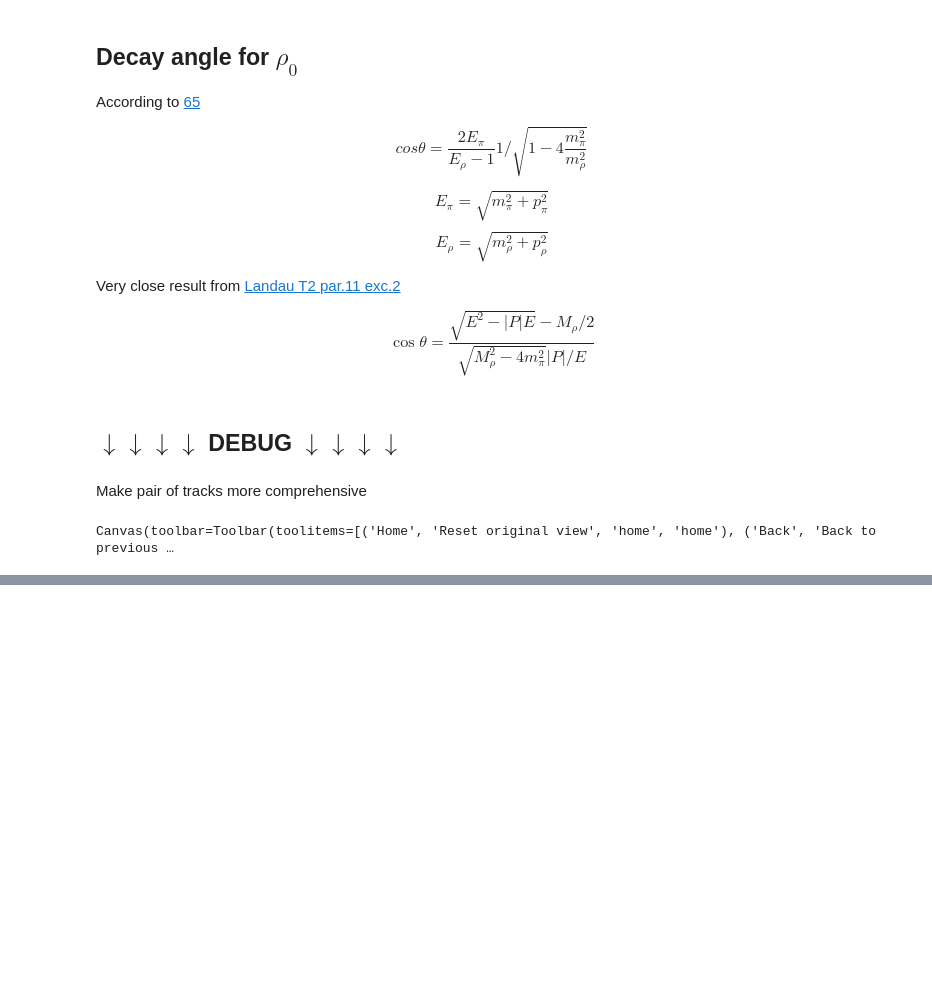
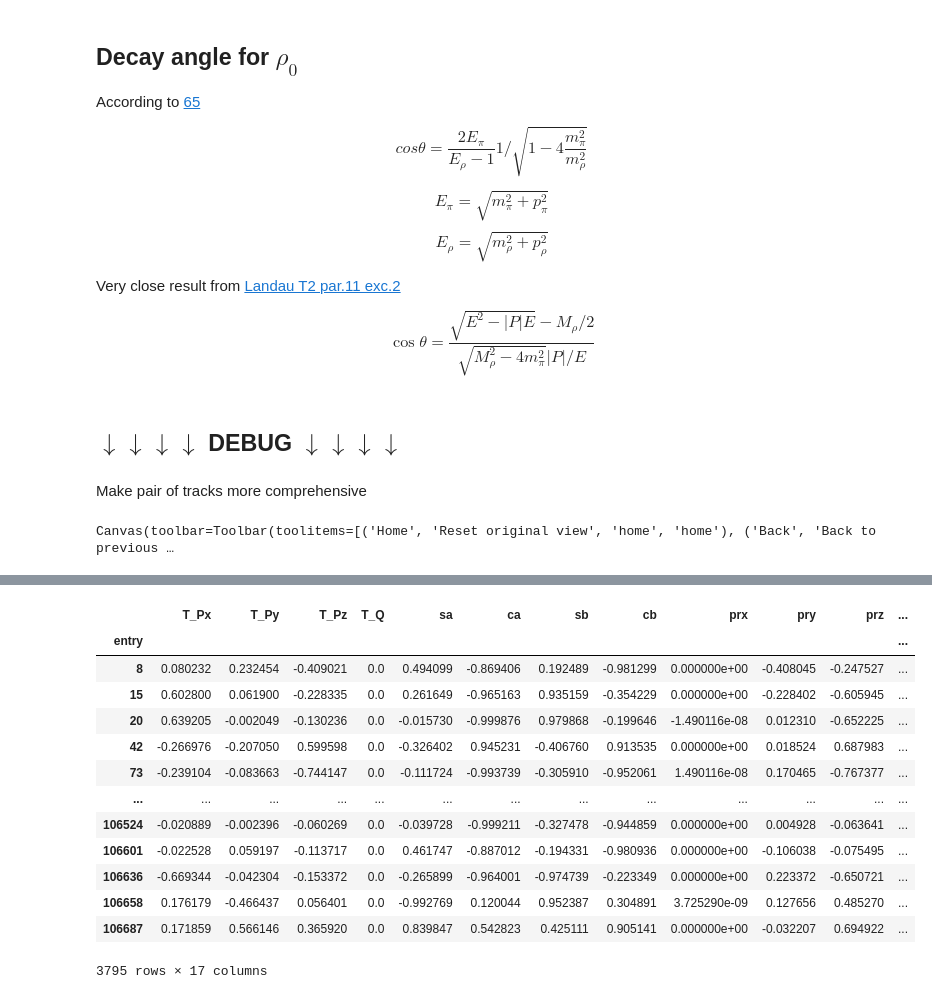
Before and after one commit to bdrum/cern-physics, a Jupyter notebook: notebooks/4TracksAnalysis.ipynb, the cells around one changed output, grey strips where cells are left out. Saved outputs shown, nothing was run; the diff lists cells and outputs as text; code cells hidden in the pictures; blank space fills up the shorter version.

```diff
--- a/notebooks/4TracksAnalysis.ipynb
+++ b/notebooks/4TracksAnalysis.ipynb
@@ -641,0 +696,37 @@ Canvas(toolbar=Toolbar(toolitems=[('Home', 'Reset original view', 'home', 'home'
+# %%
+tracks = heavy_pairs1[['T_Px', 'T_Py','T_Pz', 'T_Q']].groupby('entry').sum()
+
+tracks['sa'] = tracks.T_Py / np.sqrt(tracks.T_Py**2+tracks.T_Pz**2)
+tracks['ca'] = tracks.T_Pz / np.sqrt(tracks.T_Py**2+tracks.T_Pz**2)
+
+tracks['sb'] = tracks.T_Px / np.sqrt(tracks.T_Px**2+tracks.T_Pz**2)
+tracks['cb'] = tracks.T_Pz / np.sqrt(tracks.T_Px**2+tracks.T_Pz**2)
+
+tracks['prx'] = tracks.T_Px * tracks['cb'] - tracks.T_Pz * tracks['sb']
+tracks['pry'] = -tracks.T_Px * tracks['sa'] * tracks['sb'] + tracks.T_Py * tracks['ca'] - tracks.T_Pz * tracks['cb'] * tracks['sa']
+tracks['prz'] = tracks.T_Px * tracks['ca'] * tracks['sb'] + tracks.T_Py * tracks['sa'] + tracks.T_Pz * tracks['ca']* tracks['cb']
+
+tracks['rsa'] = tracks.pry / np.sqrt(tracks.pry**2+tracks.prz**2)
+tracks['rca'] = tracks.prz / np.sqrt(tracks.pry**2+tracks.prz**2)
+tracks['rsb'] = tracks.prx / np.sqrt(tracks.prx**2+tracks.prz**2)
+tracks['rcb'] = tracks.prz / np.sqrt(tracks.prx**2+tracks.prz**2)
+
+tracks['l'] = np.sqrt(tracks.T_Px**2+tracks.T_Py**2+tracks.T_Pz**2)
+tracks['lrz'] = np.sqrt(tracks.prx**2+tracks.pry**2+tracks.prz**2)
+
+tracks#.groupby('entry').sum()
+# %% [output]
+|  | T_Px | T_Py | T_Pz | T_Q | sa | ca | sb | cb | prx | pry | prz | ... |
+| entry |  |  |  |  |  |  |  |  |  |  |  | ... |
+| 8 | 0.080232 | 0.232454 | -0.409021 | 0.0 | 0.494099 | -0.869406 | 0.192489 | -0.981299 | 0.000000e+00 | -0.408045 | -0.247527 | ... |
+| 15 | 0.602800 | 0.061900 | -0.228335 | 0.0 | 0.261649 | -0.965163 | 0.935159 | -0.354229 | 0.000000e+00 | -0.228402 | -0.605945 | ... |
+| 20 | 0.639205 | -0.002049 | -0.130236 | 0.0 | -0.015730 | -0.999876 | 0.979868 | -0.199646 | -1.490116e-08 | 0.012310 | -0.652225 | ... |
+| 42 | -0.266976 | -0.207050 | 0.599598 | 0.0 | -0.326402 | 0.945231 | -0.406760 | 0.913535 | 0.000000e+00 | 0.018524 | 0.687983 | ... |
+| 73 | -0.239104 | -0.083663 | -0.744147 | 0.0 | -0.111724 | -0.993739 | -0.305910 | -0.952061 | 1.490116e-08 | 0.170465 | -0.767377 | ... |
+| ... | ... | ... | ... | ... | ... | ... | ... | ... | ... | ... | ... | ... |
+| 106524 | -0.020889 | -0.002396 | -0.060269 | 0.0 | -0.039728 | -0.999211 | -0.327478 | -0.944859 | 0.000000e+00 | 0.004928 | -0.063641 | ... |
+| 106601 | -0.022528 | 0.059197 | -0.113717 | 0.0 | 0.461747 | -0.887012 | -0.194331 | -0.980936 | 0.000000e+00 | -0.106038 | -0.075495 | ... |
+| 106636 | -0.669344 | -0.042304 | -0.153372 | 0.0 | -0.265899 | -0.964001 | -0.974739 | -0.223349 | 0.000000e+00 | 0.223372 | -0.650721 | ... |
+| 106658 | 0.176179 | -0.466437 | 0.056401 | 0.0 | -0.992769 | 0.120044 | 0.952387 | 0.304891 | 3.725290e-09 | 0.127656 | 0.485270 | ... |
+| 106687 | 0.171859 | 0.566146 | 0.365920 | 0.0 | 0.839847 | 0.542823 | 0.425111 | 0.905141 | 0.000000e+00 | -0.032207 | 0.694922 | ... |
+3795 rows × 17 columns
```
Also changed, not shown: parts of 8 cells of this notebook, 1 other file.
